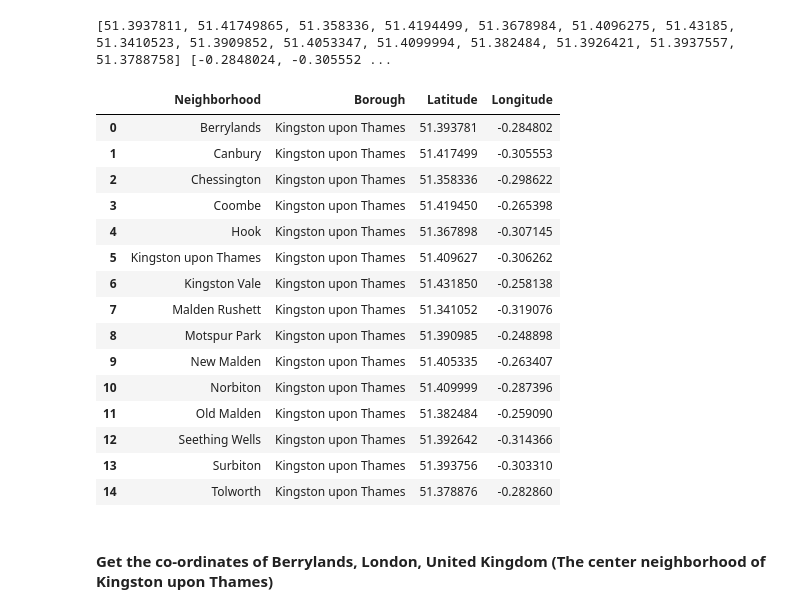
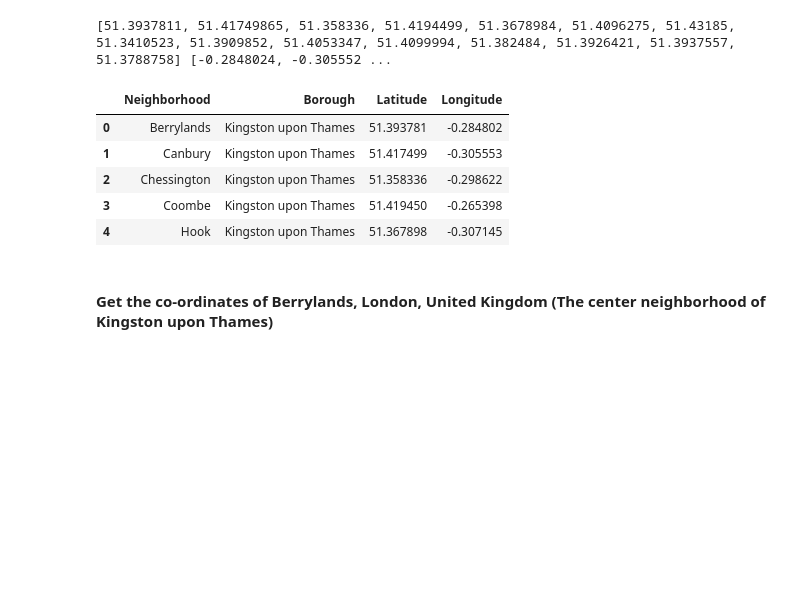
Before and after one commit to kumarP1980/Coursera_Capstone, a Jupyter notebook: The Battle of Neighborhoods - Week 2.ipynb, the cells around one changed output. Saved outputs shown, nothing was run; the diff lists cells and outputs as text; code cells hidden in the pictures; blank space fills up the shorter version.

```diff
--- a/The Battle of Neighborhoods - Week 2.ipynb
+++ b/The Battle of Neighborhoods - Week 2.ipynb
@@ -299,14 +293,0 @@ tr_elements = doc.xpath('//tr')
-# %%
-# Parse the first row as our header
-tr_elements = doc.xpath('//tr')
-
-#Create empty list
-col=[]
-i=0
-
-#For each row, store each first element (header) and an empty list
-for t in tr_elements[0]:
-    i+=1
-    name=t.text_content()
-    print ('%d:"%s"'%(i,name))
-    col.append((name,[]))
@@ -334,27 +293,0 @@ for t in tr_elements[0]:
-# %%
-#Since out first row is the header, data is stored on the second row onwards
-for j in range(1,len(tr_elements)):
-    #T is our j'th row
-    T=tr_elements[j]
-
-    #If row is not of size 10, the //tr data is not from our table
-    if len(T)!=10:
-        break
-
-    #i is the index of our column
-    i=0
-
-    #Iterate through each element of the row
-    for t in T.iterchildren():
-        data=t.text_content()
-        #Check if row is empty
-        if i>0:
-        #Convert any numerical value to integers
-            try:
-                data=int(data)
-            except:
-                pass
-        #Append the data to the empty list of the i'th column
-        col[i][1].append(data)
-        #Increment i for the next column
-        i+=1
@@ -814,25 +800,15 @@ print(Latitude, Longitude)
 # %%
 df_neigh = {'Neighborhood': Neighborhood,'Borough':Borough,'Latitude': Latitude,'Longitude':Longitude}
 kut_neig = pd.DataFrame(data=df_neigh, columns=['Neighborhood', 'Borough', 'Latitude', 'Longitude'], index=None)
 
-kut_neig
+kut_neig.head()
 # %% [output]
 |  | Neighborhood | Borough | Latitude | Longitude |
 | 0 | Berrylands | Kingston upon Thames | 51.393781 | -0.284802 |
 | 1 | Canbury | Kingston upon Thames | 51.417499 | -0.305553 |
 | 2 | Chessington | Kingston upon Thames | 51.358336 | -0.298622 |
 | 3 | Coombe | Kingston upon Thames | 51.419450 | -0.265398 |
 | 4 | Hook | Kingston upon Thames | 51.367898 | -0.307145 |
-| 5 | Kingston upon Thames | Kingston upon Thames | 51.409627 | -0.306262 |
-| 6 | Kingston Vale | Kingston upon Thames | 51.431850 | -0.258138 |
-| 7 | Malden Rushett | Kingston upon Thames | 51.341052 | -0.319076 |
-| 8 | Motspur Park | Kingston upon Thames | 51.390985 | -0.248898 |
-| 9 | New Malden | Kingston upon Thames | 51.405335 | -0.263407 |
-| 10 | Norbiton | Kingston upon Thames | 51.409999 | -0.287396 |
-| 11 | Old Malden | Kingston upon Thames | 51.382484 | -0.259090 |
-| 12 | Seething Wells | Kingston upon Thames | 51.392642 | -0.314366 |
-| 13 | Surbiton | Kingston upon Thames | 51.393756 | -0.303310 |
-| 14 | Tolworth | Kingston upon Thames | 51.378876 | -0.282860 |
 # %% [markdown]
 <h4>Get the co-ordinates of Berrylands, London, United Kingdom (The center neighborhood of Kingston upon Thames)</h4>
 # %%
```
Also changed, not shown: parts of 47 cells of this notebook.
